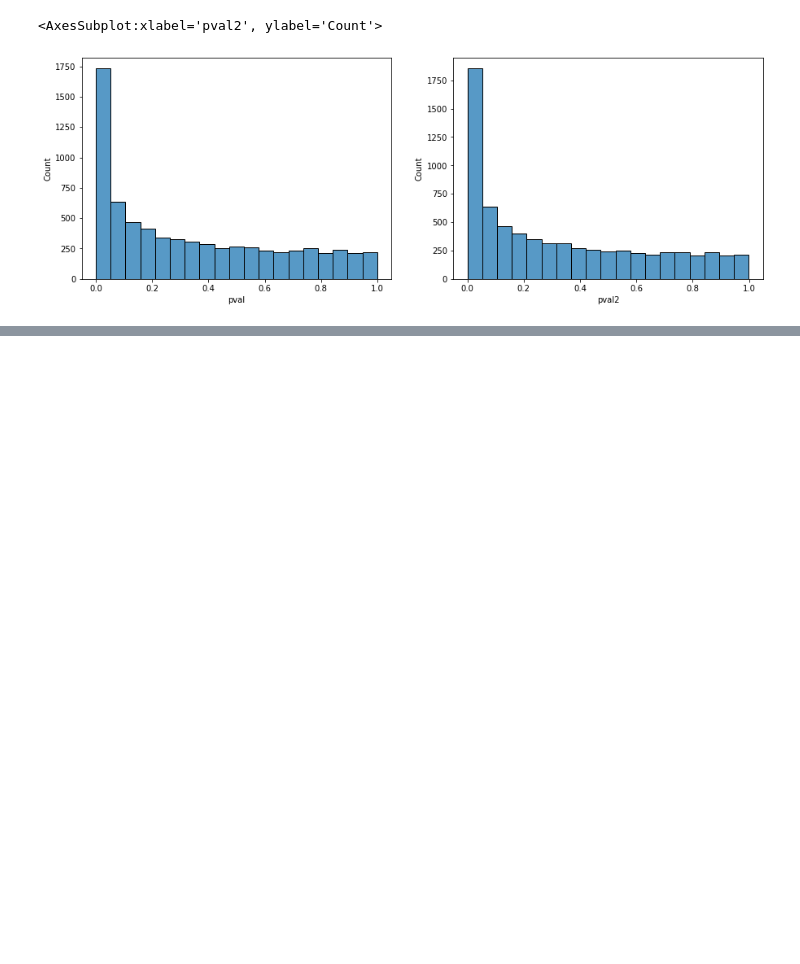
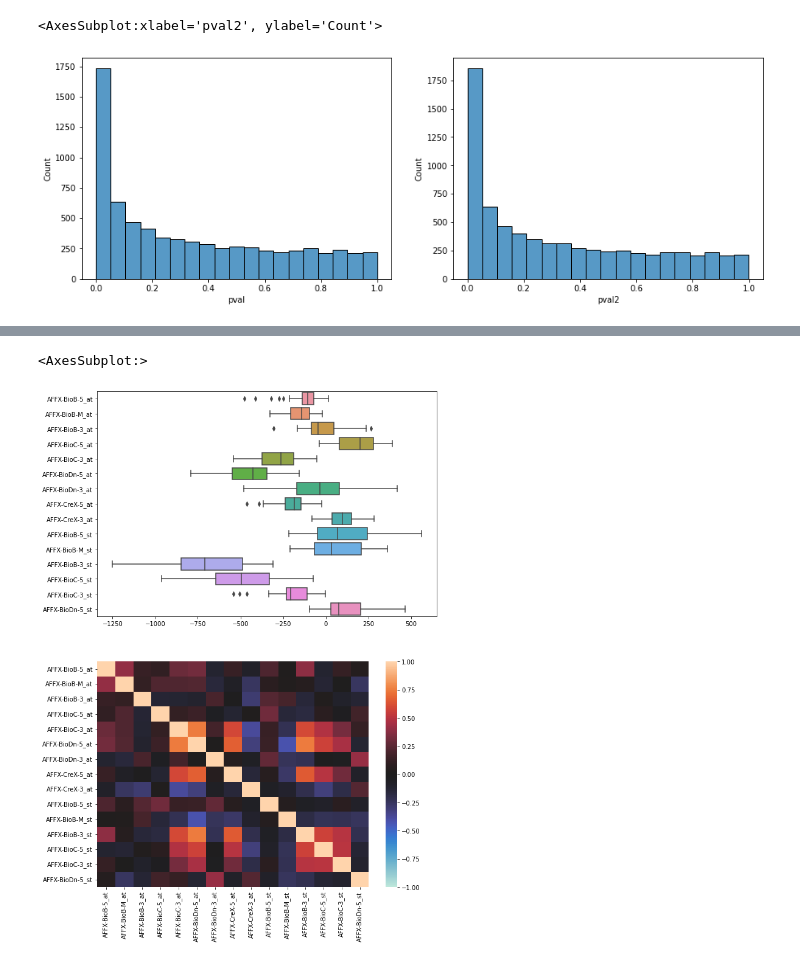
Before and after one commit to assayer5/microarray-leukemia-classif, a Jupyter notebook: microarray_explore.ipynb, the cells around one changed output, grey strips where cells are left out. Saved outputs shown, nothing was run; the diff lists cells and outputs as text; code cells hidden in the pictures; blank space fills up the shorter version.

```diff
--- a/microarray_explore.ipynb
+++ b/microarray_explore.ipynb
@@ -195,8 +182,11 @@ metrics[metrics['pval']<=0.001].describe()
 | 75% | 5.686208e+05 | 1.000000 | 0.255808 | 5.109704e-04 | 3.496214e-04 |
 | max | 3.533861e+07 | 1.000000 | 0.537751 | 9.969706e-04 | 7.356419e-04 |
 # %%
-sns.pairplot(data=train[train.columns[20:25]])
-fig, ax = plt.subplots(1,1,figsize=(15,5))
-sns.boxplot(data=train[train.columns[0:5]], orient='h')
-corrmat = train[train.columns[0:5]].corr()
-sns.heatmap(corrmat, vmin=-1,vmax=1, center=0)
+# quick look at first 15 features
+fig, ax = plt.subplots(2,1,figsize=(10,15))
+sns.boxplot(data=train[train.columns[0:15]], orient='h', ax=ax[0])
+corrmat = train[train.columns[0:15]].corr()
+sns.heatmap(corrmat, vmin=-1,vmax=1, center=0, ax=ax[1])
+# %% [output]
+<AxesSubplot:>
+[figure, added]
```
Also changed, not shown: parts of 11 cells of this notebook, 1 other file.
